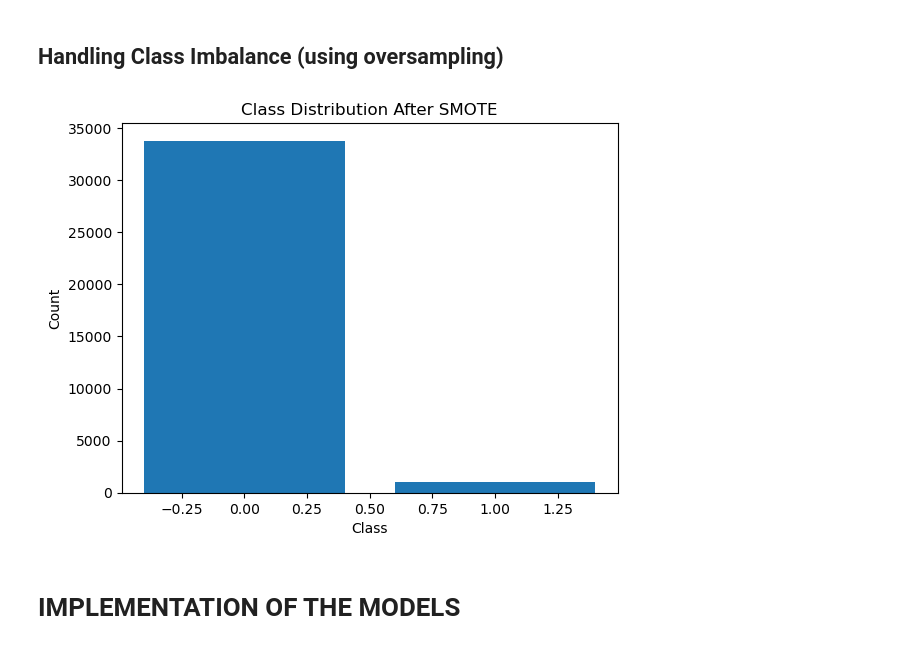
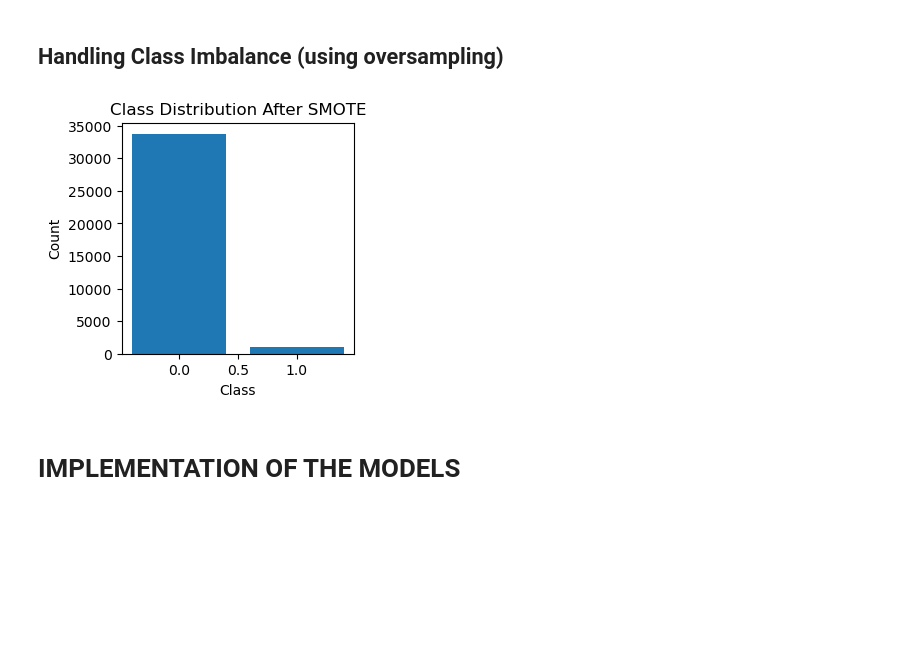
Before and after one commit to IT21070594/FDM-Project, a Jupyter notebook: Credit_Card_Fraud_Detection.ipynb, the cells around one changed output. Cells and saved outputs as stored; diff of their text form; code cells hidden in the pictures; blank space fills up the shorter version.

Commit message:
added the plt.figsize and ran all the codes

```diff
--- a/Credit_Card_Fraud_Detection.ipynb
+++ b/Credit_Card_Fraud_Detection.ipynb
@@ -447,25 +447,26 @@ y = data['is_fraud'] #target variables
 # %%
 from imblearn.over_sampling import SMOTE
 import numpy as np
 import matplotlib.pyplot as plt
 
 # Create an instance of the SMOTE class for oversampling
 smote = SMOTE(sampling_strategy=0.03, random_state=42)
 
 # Oversample the training data using SMOTE
 X_sm, y_sm = smote.fit_resample(X, y)
 
 # Count the number of samples in each class after oversampling
 unique, counts = np.unique(y_sm, return_counts=True)
 
 # Plot the class distribution after SMOTE
+plt.figure(figsize=(3,3))
 plt.bar(unique, counts)
 plt.xlabel('Class')
 plt.ylabel('Count')
 plt.title('Class Distribution After SMOTE')
 plt.show()
 # %% [output]
-[figure, old version]
+[figure, new version]
 # %% [markdown]
 # IMPLEMENTATION OF THE MODELS
 # %% [markdown]
```
Also changed, not shown: parts of 13 cells of this notebook.
